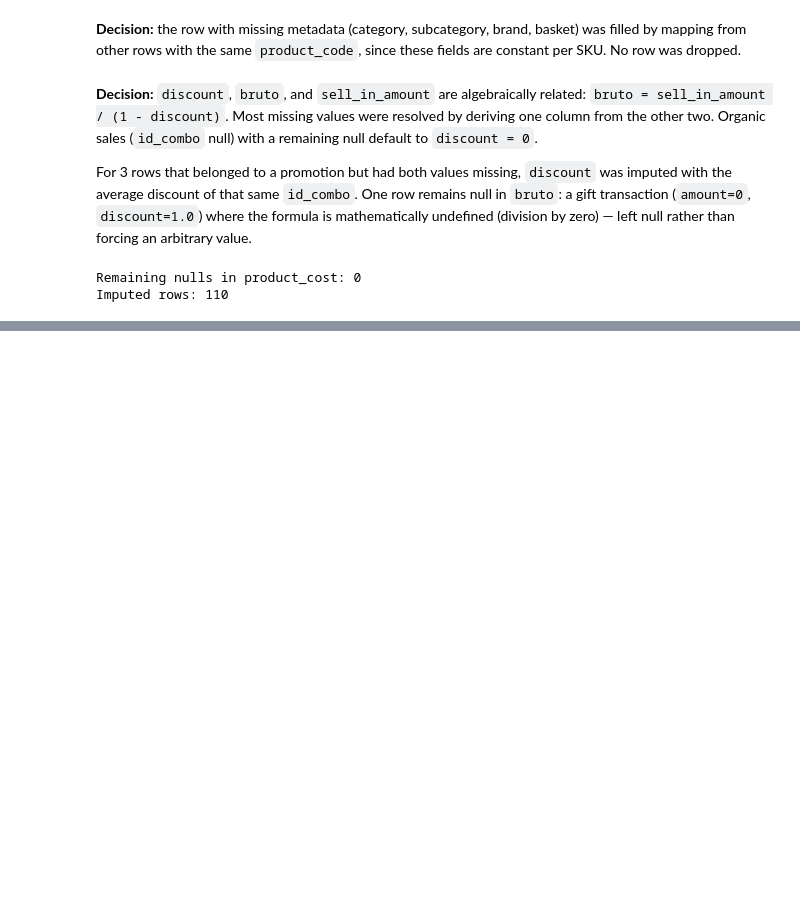
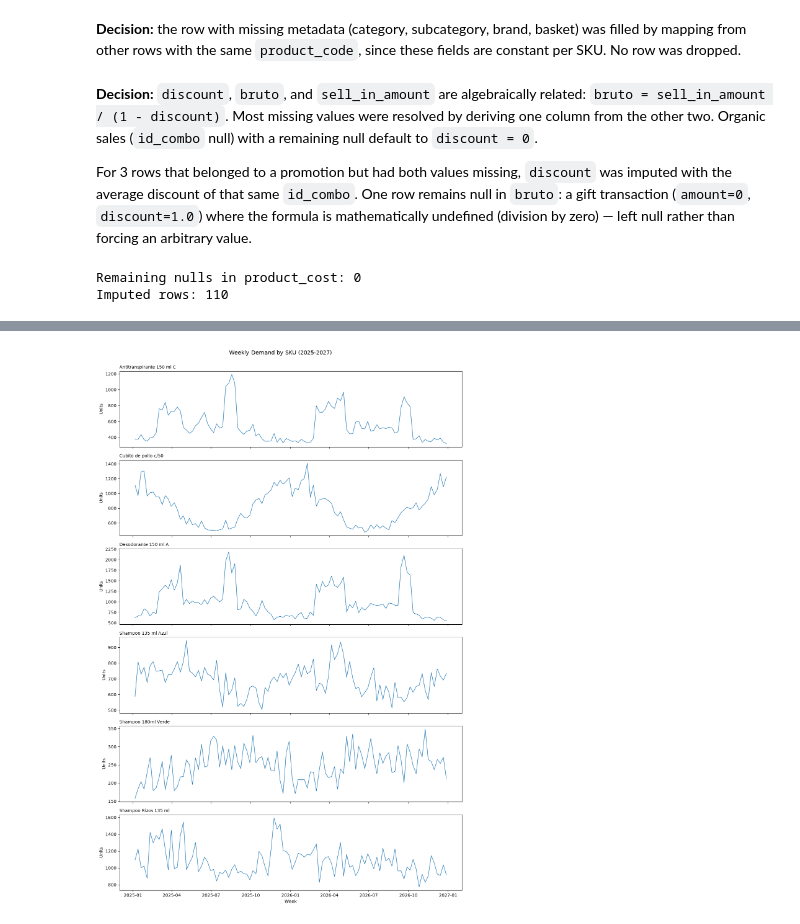
Before and after one commit to SibraimT/VEMIO-trial, a Jupyter notebook: notebooks/01_eda_cleaning.ipynb, the cells around one changed output, grey strips where cells are left out. Cells and saved outputs as stored; diff of their text form; code cells hidden in the pictures; blank space fills up the shorter version.

Commit message:
feat: seasonal naive baseline for demand forecasting

```diff
--- a/notebooks/01_eda_cleaning.ipynb
+++ b/notebooks/01_eda_cleaning.ipynb
@@ -72,0 +80,11 @@ Imputed rows: 110
+# %%
+demand = df[~df["is_cancelled"]].copy()
+demand["week"] = demand["date"].dt.to_period("W").dt.start_time
+
+weekly_demand = (
+    demand.groupby(["product_name", "week"])["sell_in_quantity"]
+    .sum()
+    .reset_index()
+)
+
+weekly_demand.head()
@@ -72,0 +98,18 @@ Imputed rows: 110
+# %%
+skus = weekly_demand["product_name"].unique()
+
+fig, axes = plt.subplots(len(skus), 1, figsize=(12, 3 * len(skus)), sharex=True)
+
+for ax, sku in zip(axes, skus):
+    data = weekly_demand[weekly_demand["product_name"] == sku]
+    ax.plot(data["week"], data["sell_in_quantity"], linewidth=1)
+    ax.set_title(sku, fontsize=10, loc="left")
+    ax.set_ylabel("Units")
+
+axes[-1].set_xlabel("Week")
+fig.suptitle("Weekly Demand by SKU (2025-2027)", fontsize=13, y=1.0)
+plt.tight_layout()
+plt.savefig("../outputs/weekly_demand_by_sku.png", dpi=150, bbox_inches="tight")
+plt.show()
+# %% [output]
+[figure, added]
```
Also changed, not shown: parts of 10 cells of this notebook, 1 other file.
